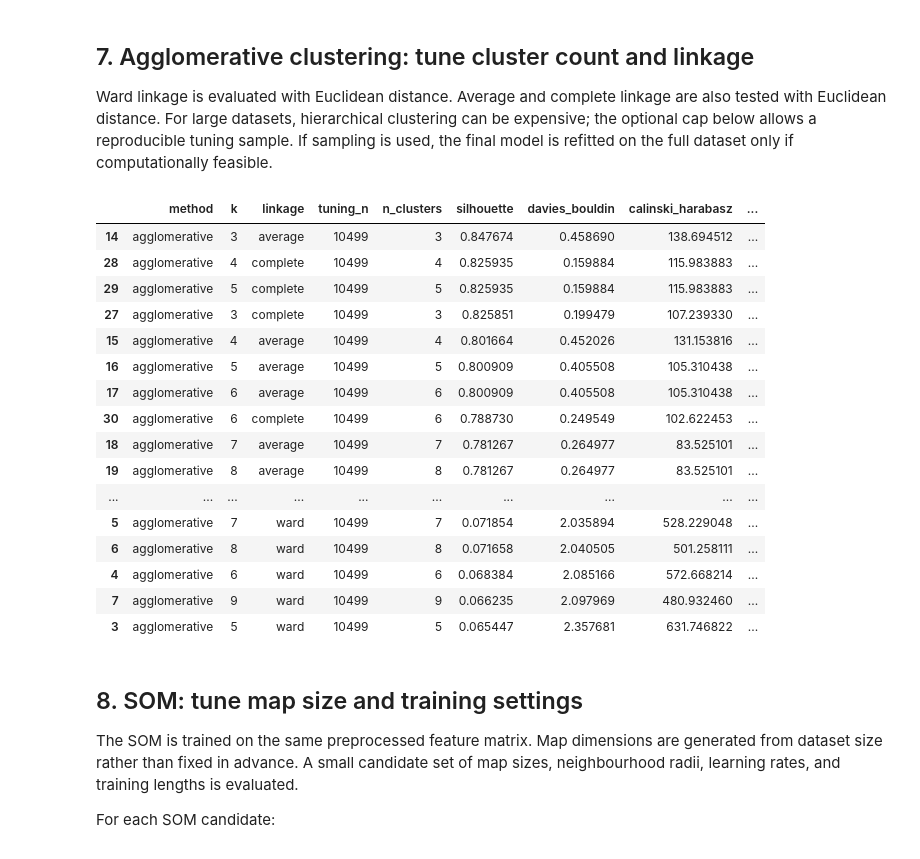
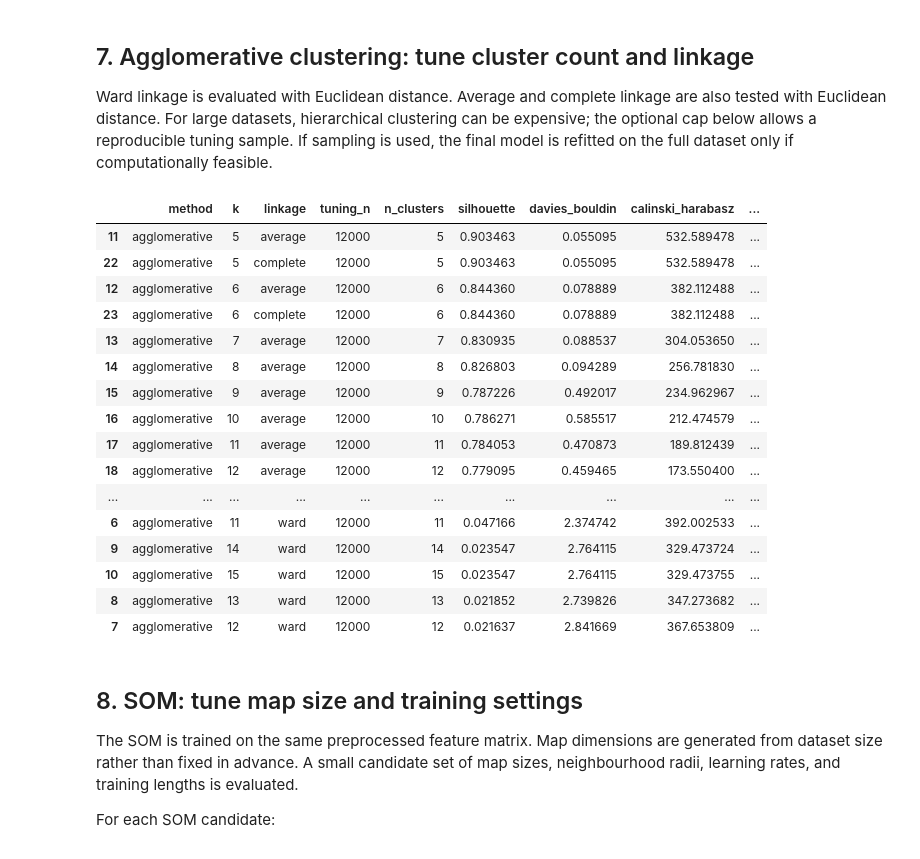
Before and after one commit to Trist4/MOR-assignment3, a Jupyter notebook: client_som_clustering_tuning.ipynb, the cells around one changed output. Drawn from its saved outputs; the diff is of its cells as text; code cells hidden in the pictures.

```diff
--- a/client_som_clustering_tuning.ipynb
+++ b/client_som_clustering_tuning.ipynb
@@ -124,10 +101,9 @@ excluded = set(EXCLUDE_COLUMNS)
 if CUSTOMER_ID is not None:
     excluded.add(CUSTOMER_ID)
 
-feature_cols = [c for c in df.columns if c not in excluded]
-X_raw = df[feature_cols].copy()
-y = df[TARGET].copy()
-obs_ids = df[OBS_ID].copy()
+feature_cols = [c for c in Xi.columns if c not in excluded]
+X_raw = Xi.copy()
+obs_ids = Xi.copy().reset_index()[OBS_ID]
 
 # Convert booleans to numeric; remove columns with no usable variation.
 for c in X_raw.select_dtypes(include=["bool"]).columns:
@@ -371,51 +347,51 @@ if n > AGGLOMERATIVE_MAX_ROWS:
     agg_idx = np.sort(rng.choice(n, AGGLOMERATIVE_MAX_ROWS, replace=False))
 else:
     agg_idx = np.arange(n)
 
 X_agg = X[agg_idx]
 agg_rows = []
 agg_models = {}
-agg_k_max = min(15, max(2, int(np.sqrt(len(X_agg) / 2))))
+agg_k_max = min(15, max(5, int(np.sqrt(len(X_agg) / 2))))
 
 for linkage in ["ward", "average", "complete"]:
-    for k in range(2, agg_k_max + 1):
+    for k in range(5, agg_k_max + 1):
         try:
             model = AgglomerativeClustering(n_clusters=k, linkage=linkage)
             labels = model.fit_predict(X_agg)
             scores = evaluate_labels(X_agg, labels)
             if scores is None:
                 continue
             params = {"k": k, "linkage": linkage, "tuning_n": len(X_agg)}
             agg_rows.append(make_result_row("agglomerative", params, scores))
             agg_models[(k, linkage)] = (model, labels)
         except (ValueError, MemoryError):
             continue
 
 agg_results = pd.DataFrame(agg_rows)
 if not agg_results.empty:
     display(agg_results.sort_values(
         ["silhouette", "davies_bouldin"], ascending=[False, True]
     ))
 else:
     print("No valid agglomerative candidate.")
 # %% [output]
 |  | method | k | linkage | tuning_n | n_clusters | silhouette | davies_bouldin | calinski_harabasz | ... |
-| 14 | agglomerative | 3 | average | 10499 | 3 | 0.847674 | 0.458690 | 138.694512 | ... |
-| 28 | agglomerative | 4 | complete | 10499 | 4 | 0.825935 | 0.159884 | 115.983883 | ... |
-| 29 | agglomerative | 5 | complete | 10499 | 5 | 0.825935 | 0.159884 | 115.983883 | ... |
-| 27 | agglomerative | 3 | complete | 10499 | 3 | 0.825851 | 0.199479 | 107.239330 | ... |
-| 15 | agglomerative | 4 | average | 10499 | 4 | 0.801664 | 0.452026 | 131.153816 | ... |
-| 16 | agglomerative | 5 | average | 10499 | 5 | 0.800909 | 0.405508 | 105.310438 | ... |
-| 17 | agglomerative | 6 | average | 10499 | 6 | 0.800909 | 0.405508 | 105.310438 | ... |
-| 30 | agglomerative | 6 | complete | 10499 | 6 | 0.788730 | 0.249549 | 102.622453 | ... |
-| 18 | agglomerative | 7 | average | 10499 | 7 | 0.781267 | 0.264977 | 83.525101 | ... |
-| 19 | agglomerative | 8 | average | 10499 | 8 | 0.781267 | 0.264977 | 83.525101 | ... |
+| 11 | agglomerative | 5 | average | 12000 | 5 | 0.903463 | 0.055095 | 532.589478 | ... |
+| 22 | agglomerative | 5 | complete | 12000 | 5 | 0.903463 | 0.055095 | 532.589478 | ... |
+| 12 | agglomerative | 6 | average | 12000 | 6 | 0.844360 | 0.078889 | 382.112488 | ... |
+| 23 | agglomerative | 6 | complete | 12000 | 6 | 0.844360 | 0.078889 | 382.112488 | ... |
+| 13 | agglomerative | 7 | average | 12000 | 7 | 0.830935 | 0.088537 | 304.053650 | ... |
+| 14 | agglomerative | 8 | average | 12000 | 8 | 0.826803 | 0.094289 | 256.781830 | ... |
+| 15 | agglomerative | 9 | average | 12000 | 9 | 0.787226 | 0.492017 | 234.962967 | ... |
+| 16 | agglomerative | 10 | average | 12000 | 10 | 0.786271 | 0.585517 | 212.474579 | ... |
+| 17 | agglomerative | 11 | average | 12000 | 11 | 0.784053 | 0.470873 | 189.812439 | ... |
+| 18 | agglomerative | 12 | average | 12000 | 12 | 0.779095 | 0.459465 | 173.550400 | ... |
 | ... | ... | ... | ... | ... | ... | ... | ... | ... | ... |
-| 5 | agglomerative | 7 | ward | 10499 | 7 | 0.071854 | 2.035894 | 528.229048 | ... |
-| 6 | agglomerative | 8 | ward | 10499 | 8 | 0.071658 | 2.040505 | 501.258111 | ... |
-| 4 | agglomerative | 6 | ward | 10499 | 6 | 0.068384 | 2.085166 | 572.668214 | ... |
-| 7 | agglomerative | 9 | ward | 10499 | 9 | 0.066235 | 2.097969 | 480.932460 | ... |
-| 3 | agglomerative | 5 | ward | 10499 | 5 | 0.065447 | 2.357681 | 631.746822 | ... |
+| 6 | agglomerative | 11 | ward | 12000 | 11 | 0.047166 | 2.374742 | 392.002533 | ... |
+| 9 | agglomerative | 14 | ward | 12000 | 14 | 0.023547 | 2.764115 | 329.473724 | ... |
+| 10 | agglomerative | 15 | ward | 12000 | 15 | 0.023547 | 2.764115 | 329.473755 | ... |
+| 8 | agglomerative | 13 | ward | 12000 | 13 | 0.021852 | 2.739826 | 347.273682 | ... |
+| 7 | agglomerative | 12 | ward | 12000 | 12 | 0.021637 | 2.841669 | 367.653809 | ... |
 # %% [markdown]
 ## 8. SOM: tune map size and training settings
 
```
Also changed, not shown: parts of 15 cells of this notebook, 33 other files.
